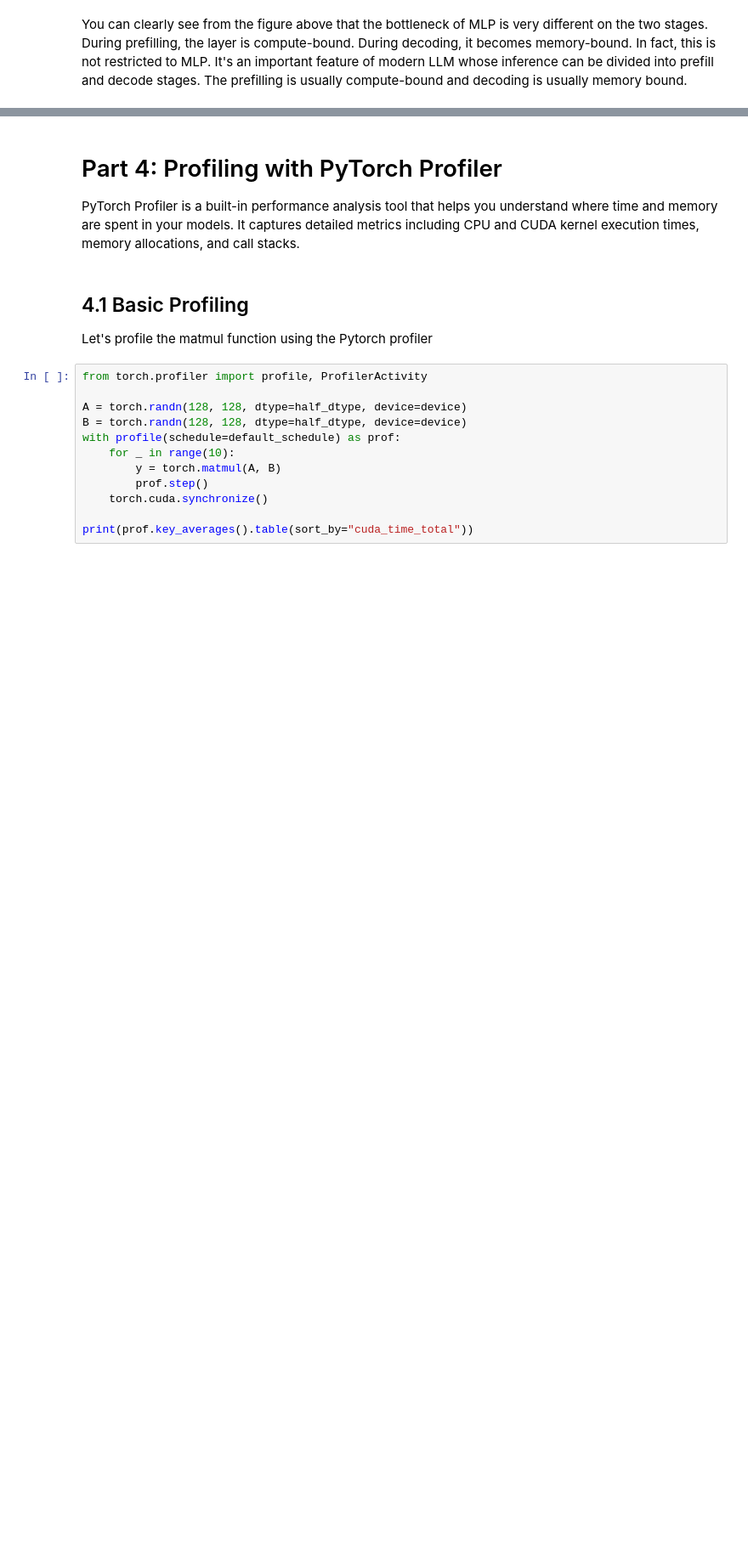
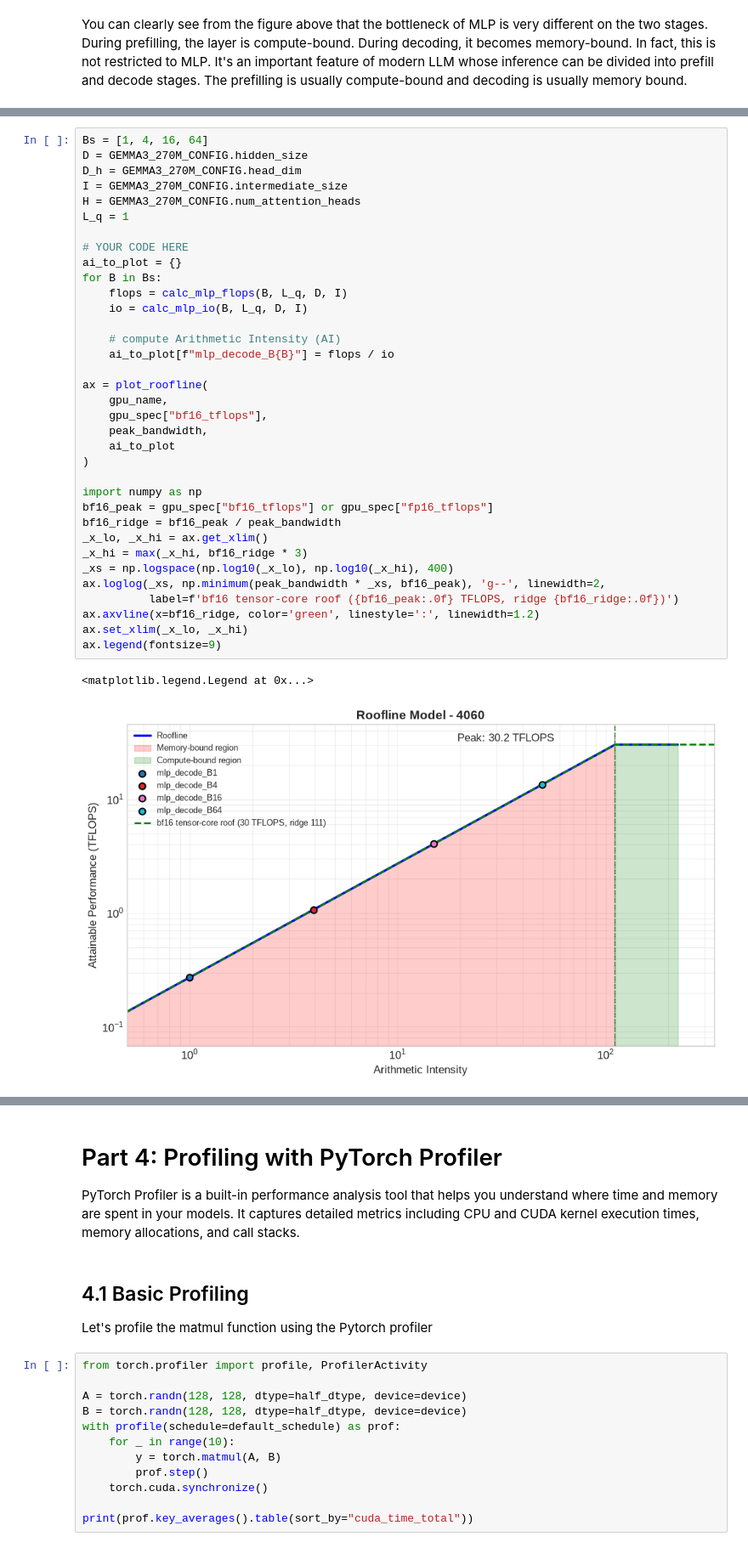
Before and after one commit to Melody-Zhou/mit-6.5940-tinyml-fall2026, a Jupyter notebook: lab1_gpu_basics/lab1.ipynb, the cells around one changed output, grey strips where cells are left out. Shown at 85% size. Saved outputs shown, nothing was run; the diff lists cells and outputs as text; blank space fills up the shorter version.

```diff
--- a/lab1_gpu_basics/lab1.ipynb
+++ b/lab1_gpu_basics/lab1.ipynb
@@ -987,0 +1224,38 @@ raise NotImplementedError()
+# %%
+Bs = [1, 4, 16, 64]
+D = GEMMA3_270M_CONFIG.hidden_size
+D_h = GEMMA3_270M_CONFIG.head_dim
+I = GEMMA3_270M_CONFIG.intermediate_size
+H = GEMMA3_270M_CONFIG.num_attention_heads
+L_q = 1
+
+# YOUR CODE HERE
+ai_to_plot = {}
+for B in Bs:
+    flops = calc_mlp_flops(B, L_q, D, I)
+    io = calc_mlp_io(B, L_q, D, I)
+
+    # compute Arithmetic Intensity (AI)
+    ai_to_plot[f"mlp_decode_B{B}"] = flops / io
+
+ax = plot_roofline(
+    gpu_name,
+    gpu_spec["bf16_tflops"],
+    peak_bandwidth,
+    ai_to_plot
+)
+
+import numpy as np
+bf16_peak = gpu_spec["bf16_tflops"] or gpu_spec["fp16_tflops"]
+bf16_ridge = bf16_peak / peak_bandwidth
+_x_lo, _x_hi = ax.get_xlim()
+_x_hi = max(_x_hi, bf16_ridge * 3)
+_xs = np.logspace(np.log10(_x_lo), np.log10(_x_hi), 400)
+ax.loglog(_xs, np.minimum(peak_bandwidth * _xs, bf16_peak), 'g--', linewidth=2,
+          label=f'bf16 tensor-core roof ({bf16_peak:.0f} TFLOPS, ridge {bf16_ridge:.0f})')
+ax.axvline(x=bf16_ridge, color='green', linestyle=':', linewidth=1.2)
+ax.set_xlim(_x_lo, _x_hi)
+ax.legend(fontsize=9)
+# %% [output]
+<matplotlib.legend.Legend at 0x...>
+[figure, added]
```
Also changed, not shown: parts of 67 cells of this notebook, 6 other files.
